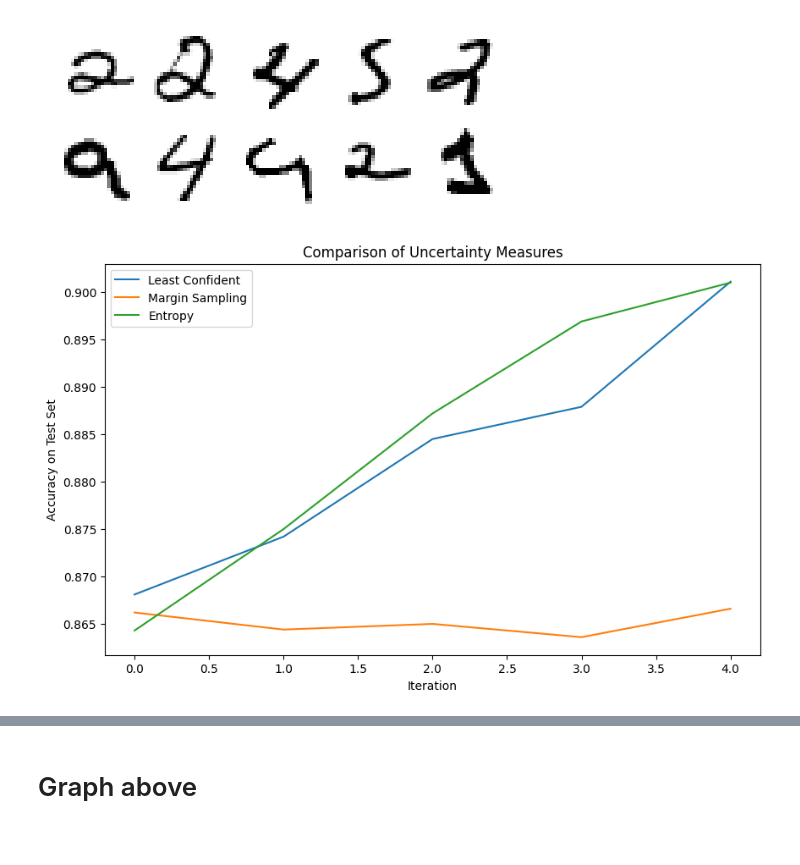
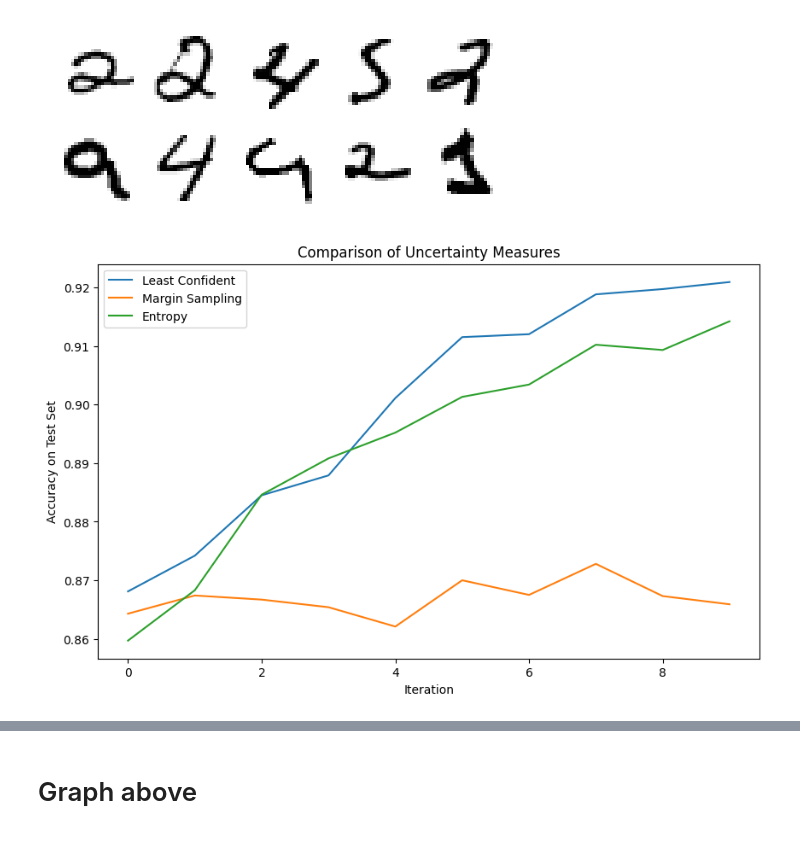
Before and after one commit to Villinger1999/BO-Mini-project, a Jupyter notebook: test_AL.ipynb, the cells around one changed output, grey strips where cells are left out. Saved outputs shown, nothing was run; the diff lists cells and outputs as text; code cells hidden in the pictures.

```diff
--- a/test_AL.ipynb
+++ b/test_AL.ipynb
@@ -132,7 +132,7 @@ def uncertainty_entropy(probas):
     # Entropy
     return -np.sum(probas * np.log(probas + 1e-5), axis=1)  # add a small value to prevent log(0)
 
-def plot_uncertainty_iterations(X_labeled, y_labeled, X_unlabeled, measure_func, title, n_iterations=5, n_instances=100,y_unlabeled=y_unlabeled,x_test=x_test,y_test=y_test):
+def plot_uncertainty_iterations(X_labeled, y_labeled, X_unlabeled, measure_func, title, n_iterations=10, n_instances=100,y_unlabeled=y_unlabeled,x_test=x_test,y_test=y_test):
     model = RandomForestClassifier()
     accuracies = []
 
@@ -140,31 +140,31 @@ def plot_uncertainty_iterations(X_labeled, y_labeled, X_unlabeled, measure_func,
         model.fit(X_labeled, y_labeled)
         probas = model.predict_proba(X_unlabeled)
         uncertainties = measure_func(probas)
         query_idx = np.argsort(uncertainties)[-n_instances:]
 
         # Update the labeled and unlabeled datasets
         X_labeled = np.vstack([X_labeled, X_unlabeled[query_idx]])
         y_labeled = np.concatenate([y_labeled, y_unlabeled[query_idx]])
         X_unlabeled = np.delete(X_unlabeled, query_idx, axis=0)
         y_unlabeled = np.delete(y_unlabeled, query_idx, axis=0)
 
         # Evaluate and store the accuracy
         acc = accuracy_score(y_test, model.predict(x_test))
         accuracies.append(acc)
 
     plt.plot(accuracies, label=title)
 
 plt.figure(figsize=(10, 6))
 
 # Plot the accuracy improvement for each uncertainty measure
 plot_uncertainty_iterations(X_labeled, y_labeled, X_unlabeled, uncertainty_least_confident, 'Least Confident')
 plot_uncertainty_iterations(X_labeled, y_labeled, X_unlabeled, uncertainty_margin_sampling, 'Margin Sampling')
 plot_uncertainty_iterations(X_labeled, y_labeled, X_unlabeled, uncertainty_entropy, 'Entropy')
 
 plt.xlabel('Iteration')
 plt.ylabel('Accuracy on Test Set')
 plt.title('Comparison of Uncertainty Measures')
 plt.legend()
 plt.show()
 # %% [output]
-[figure, old version]
+[figure, new version]
```
Also changed, not shown: parts of 2 cells of this notebook, 2 other files.
